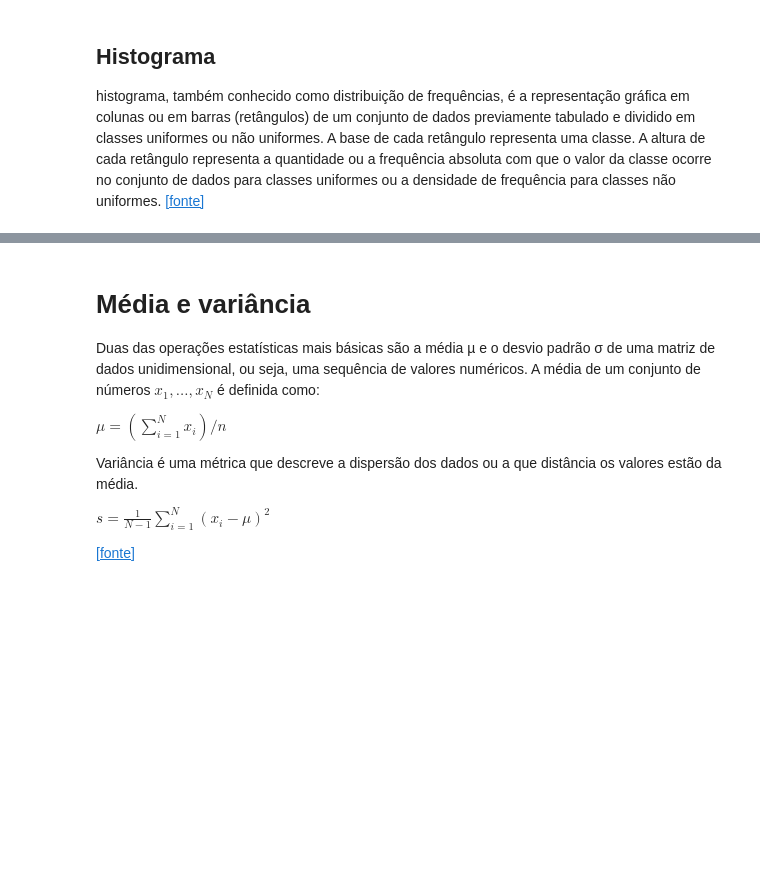
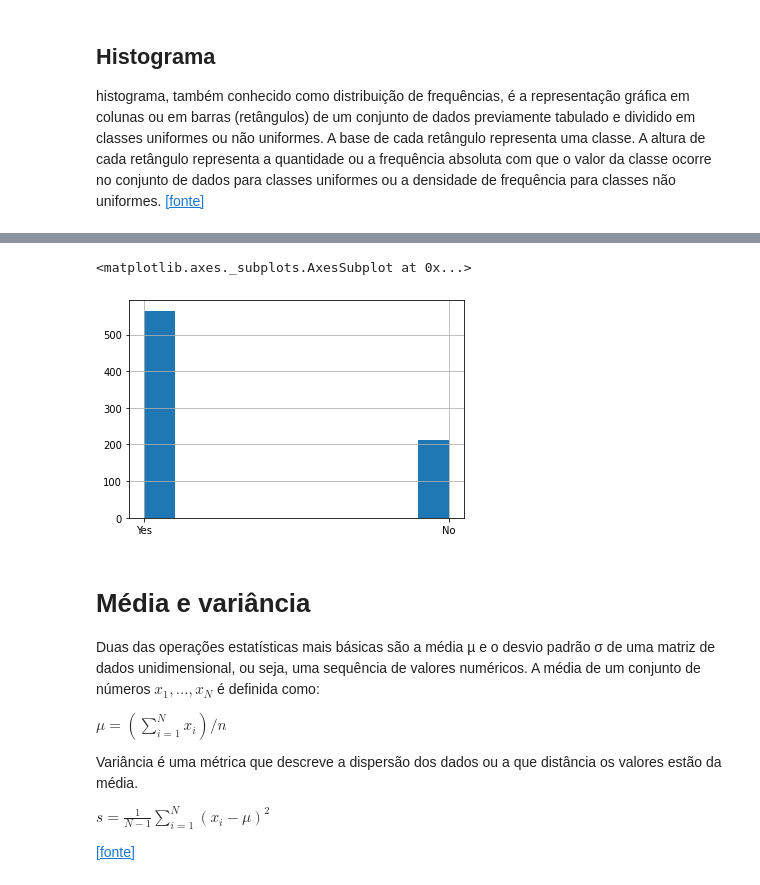
Before and after one commit to JoseCarlos458/10-estatistica, a Jupyter notebook: introducao.ipynb, the cells around one changed output, grey strips where cells are left out. Cells and saved outputs as stored; diff of their text form; code cells hidden in the pictures; blank space fills up the shorter version.

```diff
--- a/introducao.ipynb
+++ b/introducao.ipynb
@@ -64,3 +79,8 @@ fig.show()
+# %%
+data['Private'].hist()
+# %% [output]
+<matplotlib.axes._subplots.AxesSubplot at 0x...>
+[figure, added]
 # %% [markdown]
 # Média e variância
 
```
Also changed, not shown: parts of 47 cells of this notebook.
